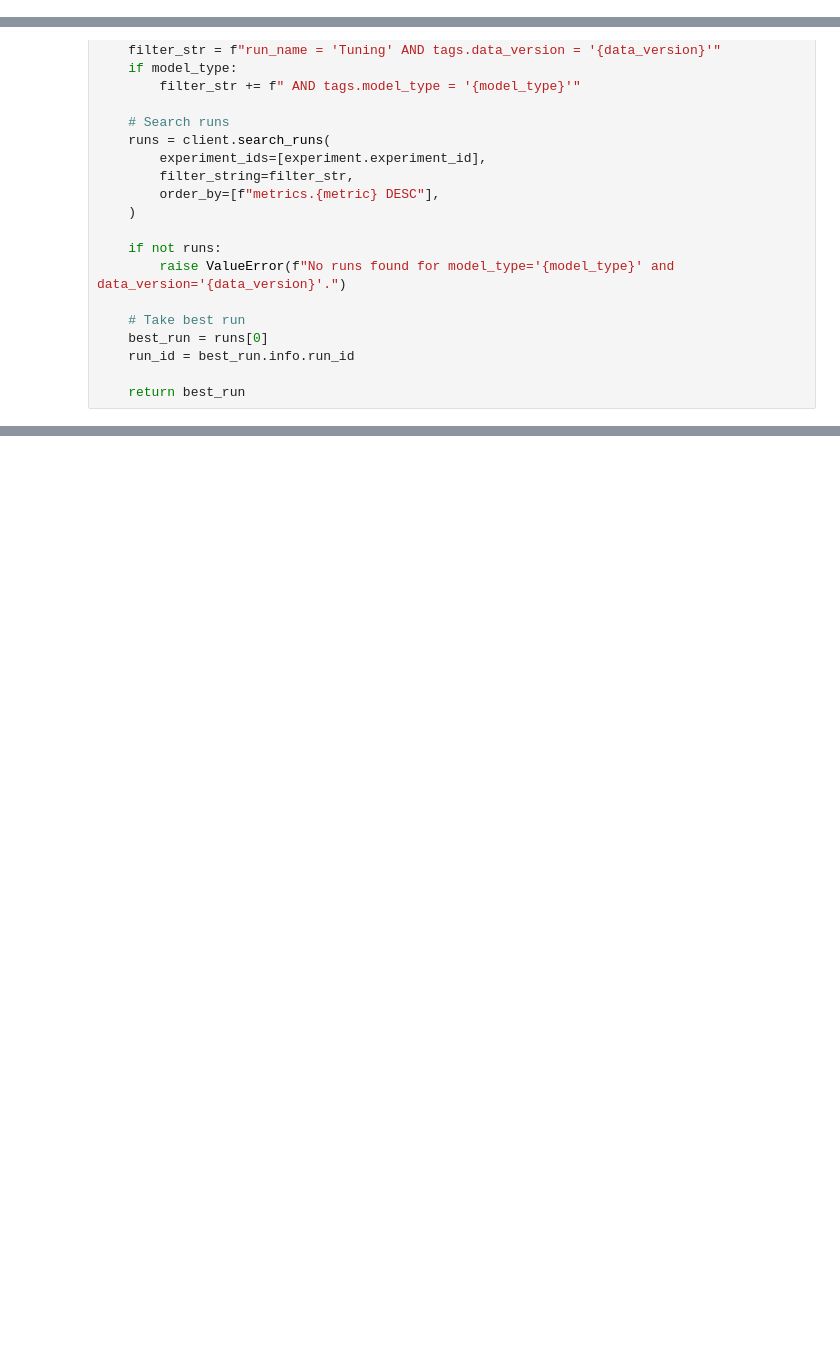
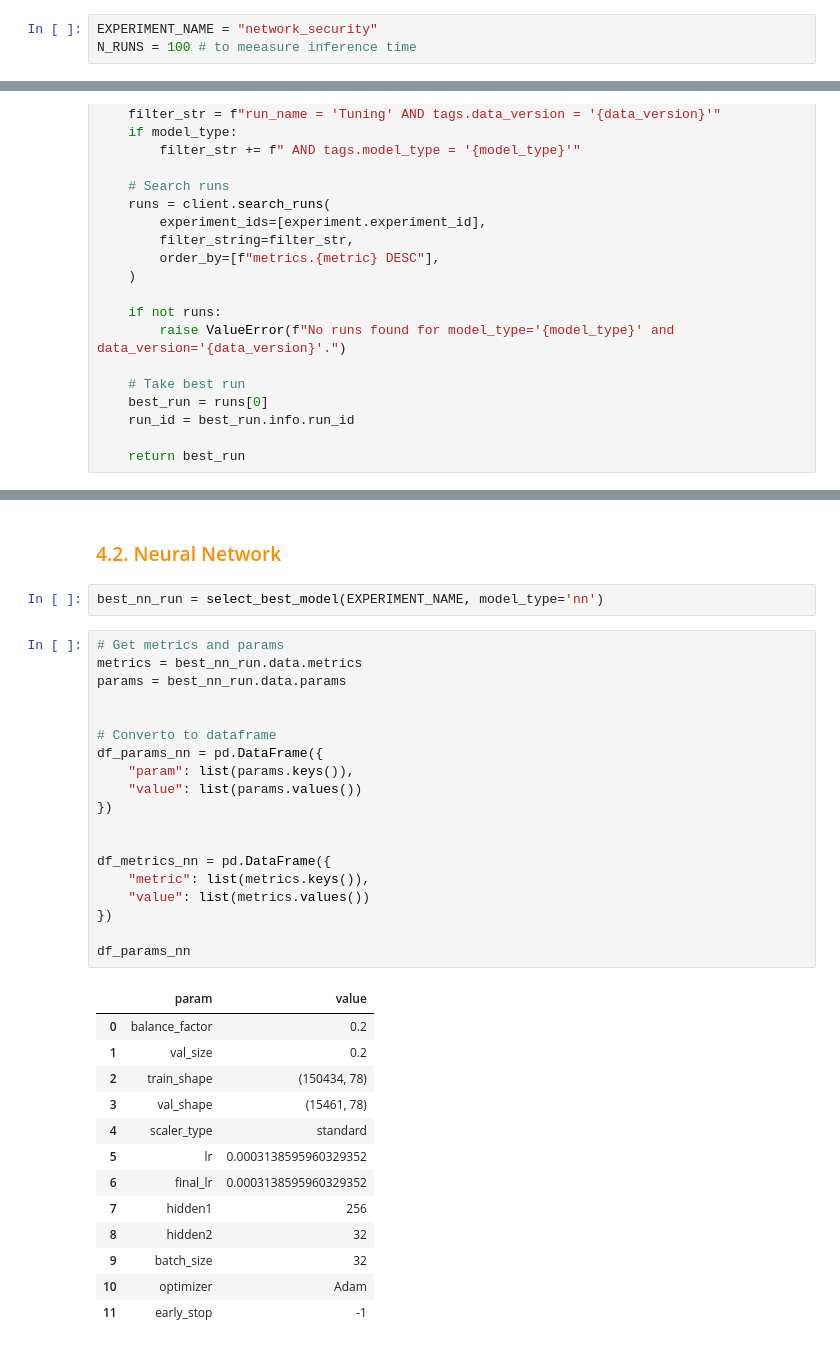
Before and after one commit to MNGARCIA085/AI-Driven-Network-Security, a Jupyter notebook: notebooks/Analysis.ipynb, the cells around one changed output, grey strips where cells are left out. Drawn from its saved outputs; the diff is of its cells as text; blank space fills up the shorter version.

Commit message:
fix for parallel training and better notebooks

```diff
--- a/notebooks/Analysis.ipynb
+++ b/notebooks/Analysis.ipynb
@@ -8,0 +46,3 @@ from mlflow.tracking import MlflowClient
+# %%
+EXPERIMENT_NAME = "network_security"
+N_RUNS = 100 # to meeasure inference time
@@ -212,0 +162,37 @@ NNModel(
+# %% [markdown]
+### <a id="4.2" style="color: darkorange; text-decoration: none;"> 4.2. Neural Network </a>
+# %%
+best_nn_run = select_best_model(EXPERIMENT_NAME, model_type='nn')
+# %%
+# Get metrics and params
+metrics = best_nn_run.data.metrics
+params = best_nn_run.data.params
+
+
+# Converto to dataframe
+df_params_nn = pd.DataFrame({
+    "param": list(params.keys()),
+    "value": list(params.values())
+})
+
+
+df_metrics_nn = pd.DataFrame({
+    "metric": list(metrics.keys()),
+    "value": list(metrics.values())
+})
+
+df_params_nn
+# %% [output]
+|  | param | value |
+| 0 | balance_factor | 0.2 |
+| 1 | val_size | 0.2 |
+| 2 | train_shape | (150434, 78) |
+| 3 | val_shape | (15461, 78) |
+| 4 | scaler_type | standard |
+| 5 | lr | 0.0003138595960329352 |
+| 6 | final_lr | 0.0003138595960329352 |
+| 7 | hidden1 | 256 |
+| 8 | hidden2 | 32 |
+| 9 | batch_size | 32 |
+| 10 | optimizer | Adam |
+| 11 | early_stop | -1 |
```
Also changed, not shown: parts of 50 cells of this notebook, 7 other files.
